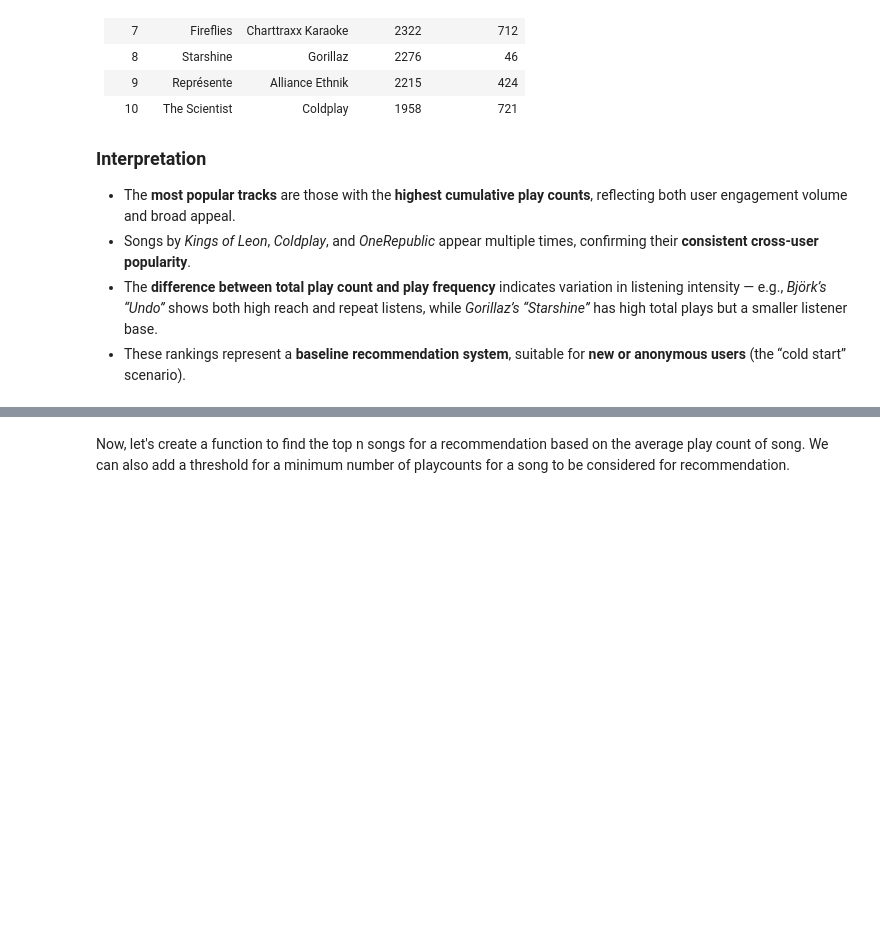
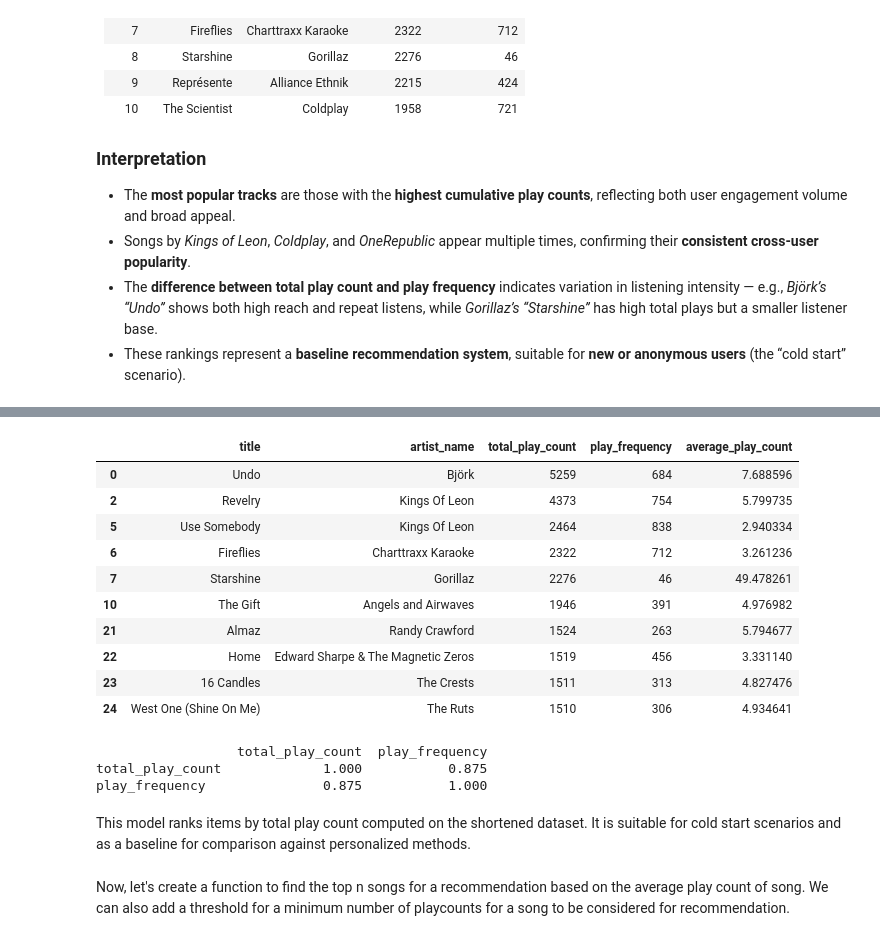
Before and after one commit to shaeristina-ds/mit-pe-spotify-rec, a Jupyter notebook: Music_Recommendation_System_Full_Code.ipynb, the cells around one changed output, grey strips where cells are left out. Cells and saved outputs as stored; diff of their text form; code cells hidden in the pictures; blank space fills up the shorter version.

```diff
--- a/Music_Recommendation_System_Full_Code.ipynb
+++ b/Music_Recommendation_System_Full_Code.ipynb
@@ -1229,2 +1278,35 @@ Using the shortened dataset, total and average play counts were aggregated by `s
+# %%
+# Popularity recommendations for a specific user
+# df_model must contain user_id (or user_id_encoded) and song_id
+def recommend_popular_for_user(user_id, n=10):
+    listened = set(df_model.loc[df_model['user_id'] == user_id, 'song_id'])
+    recs = final_play_sorted[~final_play_sorted['song_id'].isin(listened)]
+    return recs.head(n)[['title', 'artist_name', 'total_play_count',
+                         'play_frequency', 'average_play_count']]
+
+# Example:
+display(recommend_popular_for_user('6d625c6557df84b60d90426c0116138b617b9449', 10))
+# %% [output]
+|  | title | artist_name | total_play_count | play_frequency | average_play_count |
+| 0 | Undo | Björk | 5259 | 684 | 7.688596 |
+| 2 | Revelry | Kings Of Leon | 4373 | 754 | 5.799735 |
+| 5 | Use Somebody | Kings Of Leon | 2464 | 838 | 2.940334 |
+| 6 | Fireflies | Charttraxx Karaoke | 2322 | 712 | 3.261236 |
+| 7 | Starshine | Gorillaz | 2276 | 46 | 49.478261 |
+| 10 | The Gift | Angels and Airwaves | 1946 | 391 | 4.976982 |
+| 21 | Almaz | Randy Crawford | 1524 | 263 | 5.794677 |
+| 22 | Home | Edward Sharpe & The Magnetic Zeros | 1519 | 456 | 3.331140 |
+| 23 | 16 Candles | The Crests | 1511 | 313 | 4.827476 |
+| 24 | West One (Shine On Me) | The Ruts | 1510 | 306 | 4.934641 |
+# %%
+# Sanity checks
+# Correlation between total and frequency, to understand drivers of popularity
+print(final_play[['total_play_count', 'play_frequency']].corr().round(3))
+# %% [output]
+                  total_play_count  play_frequency
+total_play_count             1.000           0.875
+play_frequency               0.875           1.000
+# %% [markdown]
+This model ranks items by total play count computed on the shortened dataset. It is suitable for cold start scenarios and as a baseline for comparison against personalized methods.
 # %% [markdown]
 Now, let's create a function to find the top n songs for a recommendation based on the average play count of song. We can also add a threshold for a minimum number of playcounts for a song to be considered for recommendation.
```
Also changed, not shown: parts of 21 cells of this notebook.
